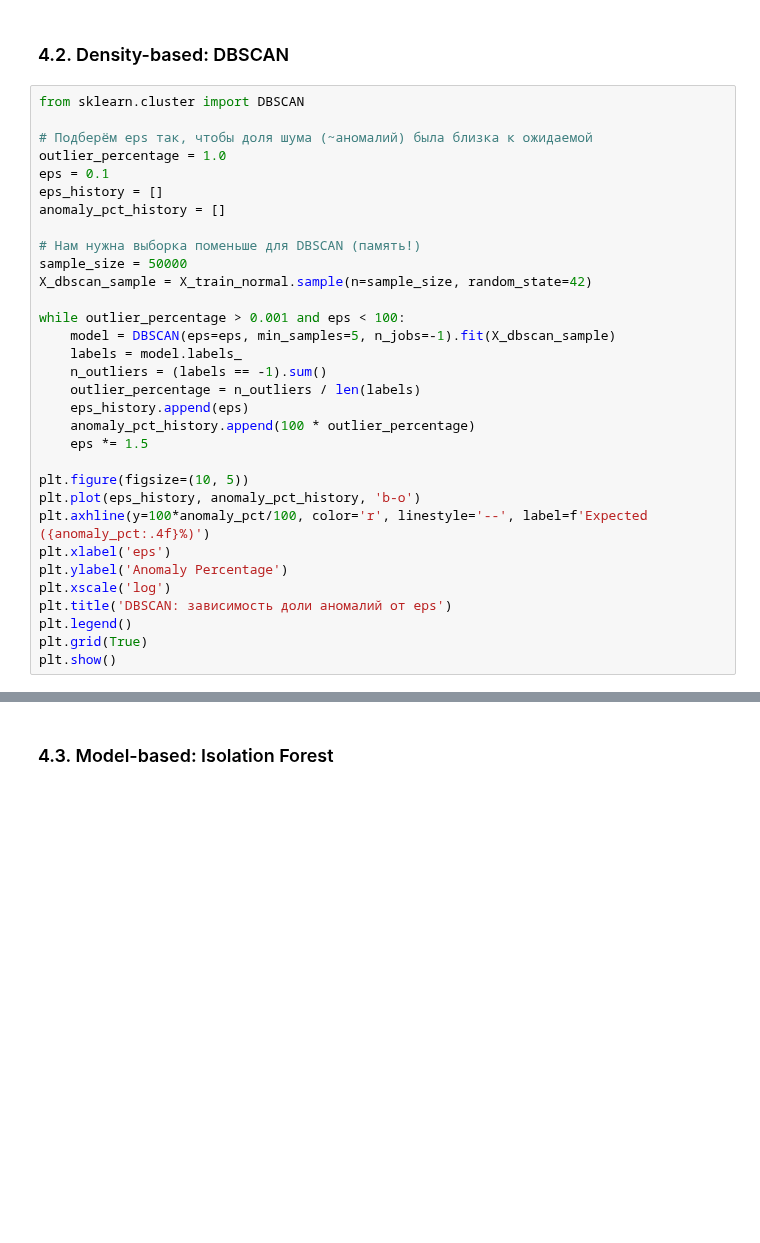
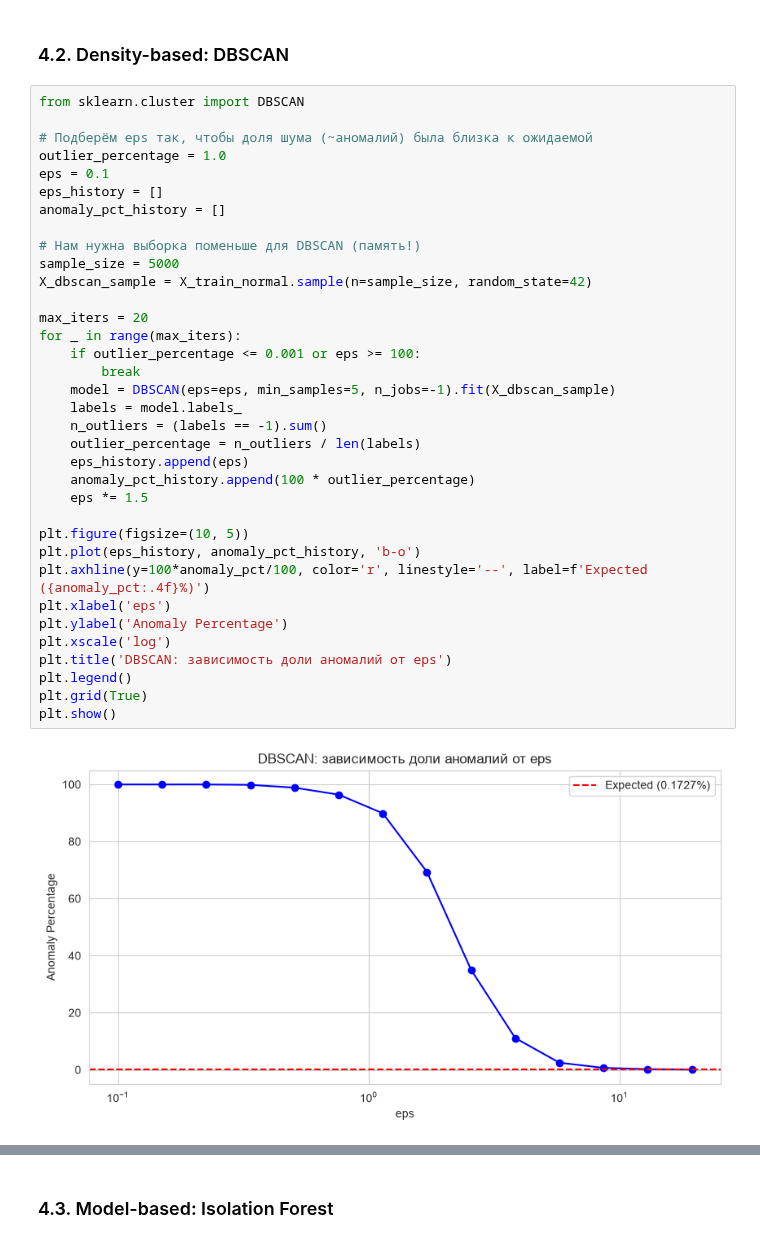
Before and after one commit to GreekIgor/ML_PROFESSIONAL, a Jupyter notebook: hw_11/hw11_creditcard_fraud_anomalies.ipynb, the cells around one changed output, grey strips where cells are left out. Drawn from its saved outputs; the diff is of its cells as text; blank space fills up the shorter version.

```diff
--- a/hw_11/hw11_creditcard_fraud_anomalies.ipynb
+++ b/hw_11/hw11_creditcard_fraud_anomalies.ipynb
@@ -218,35 +364,40 @@ for metric in ['cityblock', 'cosine', 'chebyshev']:
 # %%
 from sklearn.cluster import DBSCAN
 
 # Подберём eps так, чтобы доля шума (~аномалий) была близка к ожидаемой
 outlier_percentage = 1.0
 eps = 0.1
 eps_history = []
 anomaly_pct_history = []
 
 # Нам нужна выборка поменьше для DBSCAN (память!)
-sample_size = 50000
+sample_size = 5000
 X_dbscan_sample = X_train_normal.sample(n=sample_size, random_state=42)
 
-while outlier_percentage > 0.001 and eps < 100:
+max_iters = 20
+for _ in range(max_iters):
+    if outlier_percentage <= 0.001 or eps >= 100:
+        break
     model = DBSCAN(eps=eps, min_samples=5, n_jobs=-1).fit(X_dbscan_sample)
     labels = model.labels_
     n_outliers = (labels == -1).sum()
     outlier_percentage = n_outliers / len(labels)
     eps_history.append(eps)
     anomaly_pct_history.append(100 * outlier_percentage)
     eps *= 1.5
 
 plt.figure(figsize=(10, 5))
 plt.plot(eps_history, anomaly_pct_history, 'b-o')
 plt.axhline(y=100*anomaly_pct/100, color='r', linestyle='--', label=f'Expected ({anomaly_pct:.4f}%)')
 plt.xlabel('eps')
 plt.ylabel('Anomaly Percentage')
 plt.xscale('log')
 plt.title('DBSCAN: зависимость доли аномалий от eps')
 plt.legend()
 plt.grid(True)
 plt.show()
+# %% [output]
+[figure, added]
 # %%
 # Построим DBSCAN с оптимальным eps
 from sklearn.neighbors import NearestNeighbors
```
Also changed, not shown: parts of 23 cells of this notebook.
